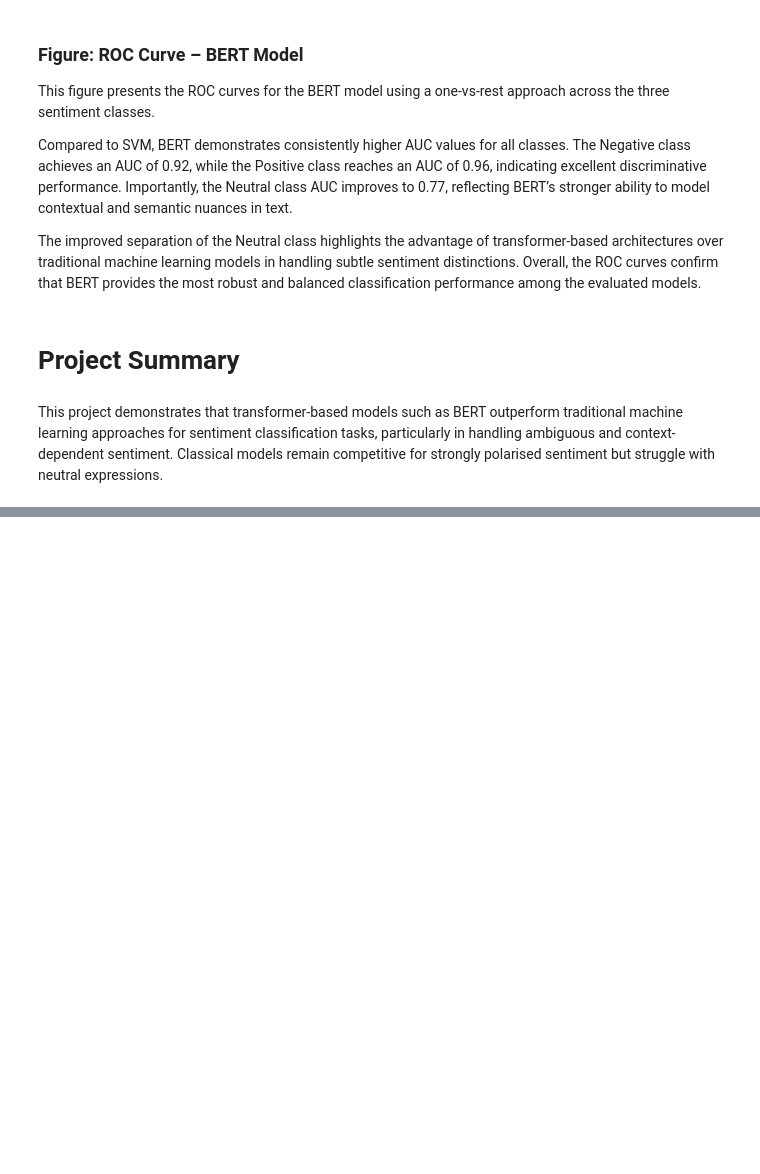
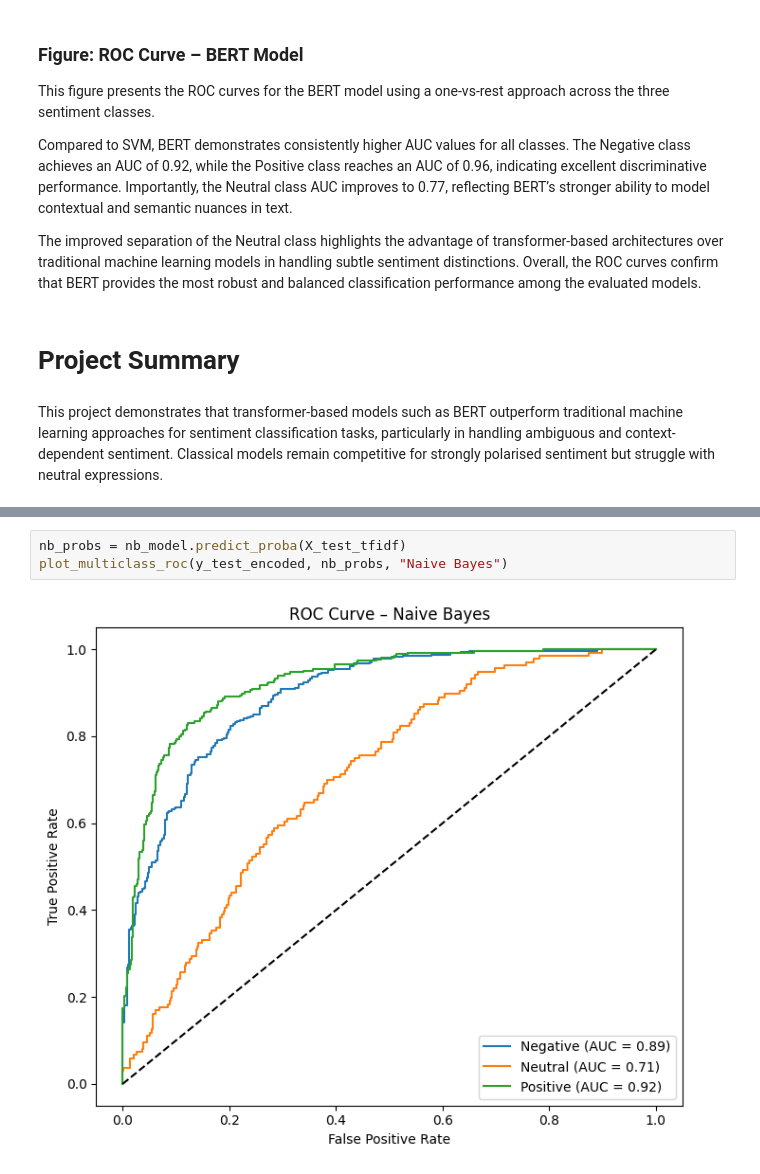
Before and after one commit to apilghimire/AML-Coursework, a Jupyter notebook: coursework.ipynb, the cells around one changed output, grey strips where cells are left out. Cells and saved outputs as stored; diff of their text form; blank space fills up the shorter version.

```diff
--- a/coursework.ipynb
+++ b/coursework.ipynb
@@ -2584,0 +2606,5 @@ plt.show()
+# %%
+nb_probs = nb_model.predict_proba(X_test_tfidf)
+plot_multiclass_roc(y_test_encoded, nb_probs, "Naive Bayes")
+# %% [output]
+[figure, added]
```
Also changed, not shown: parts of 10 cells of this notebook.
